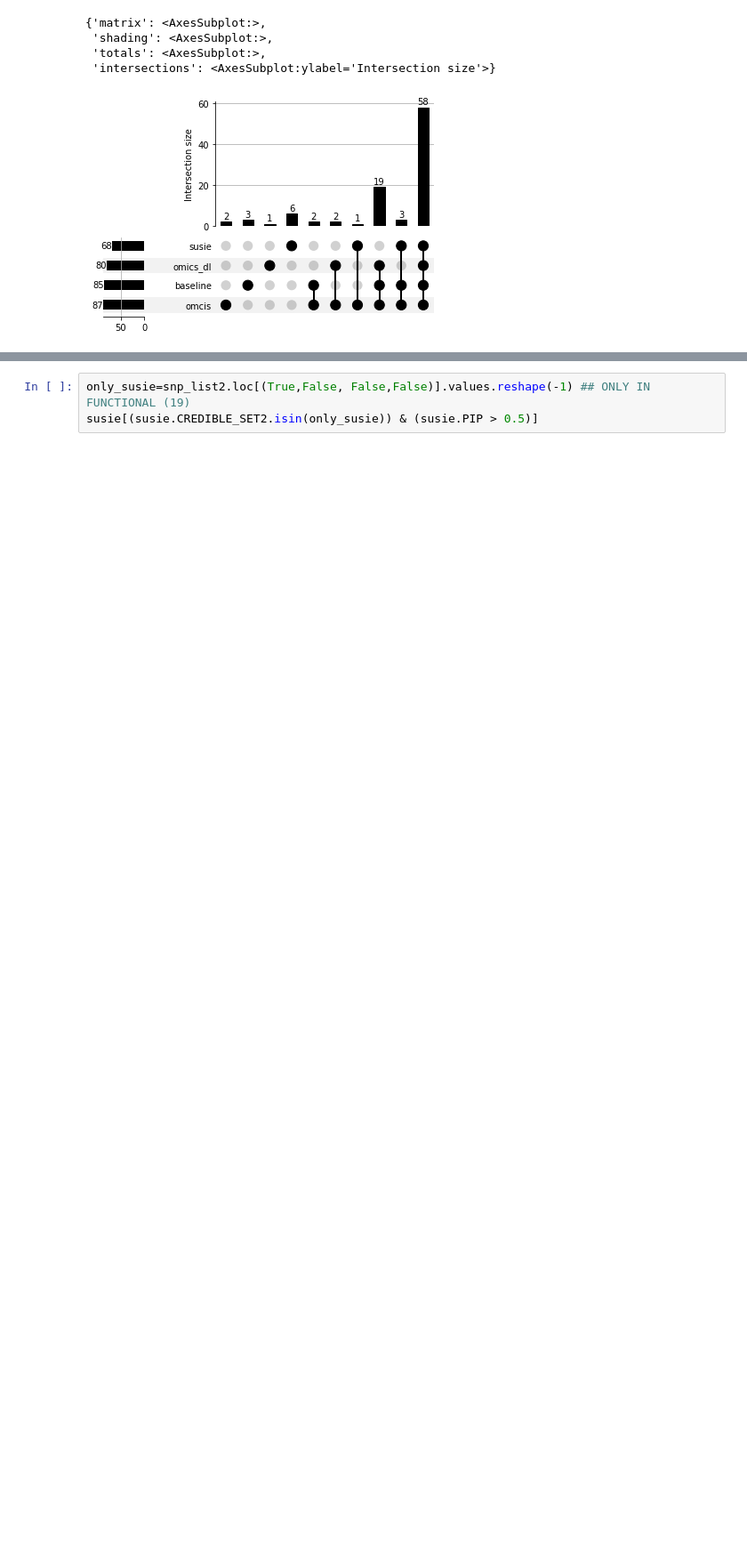
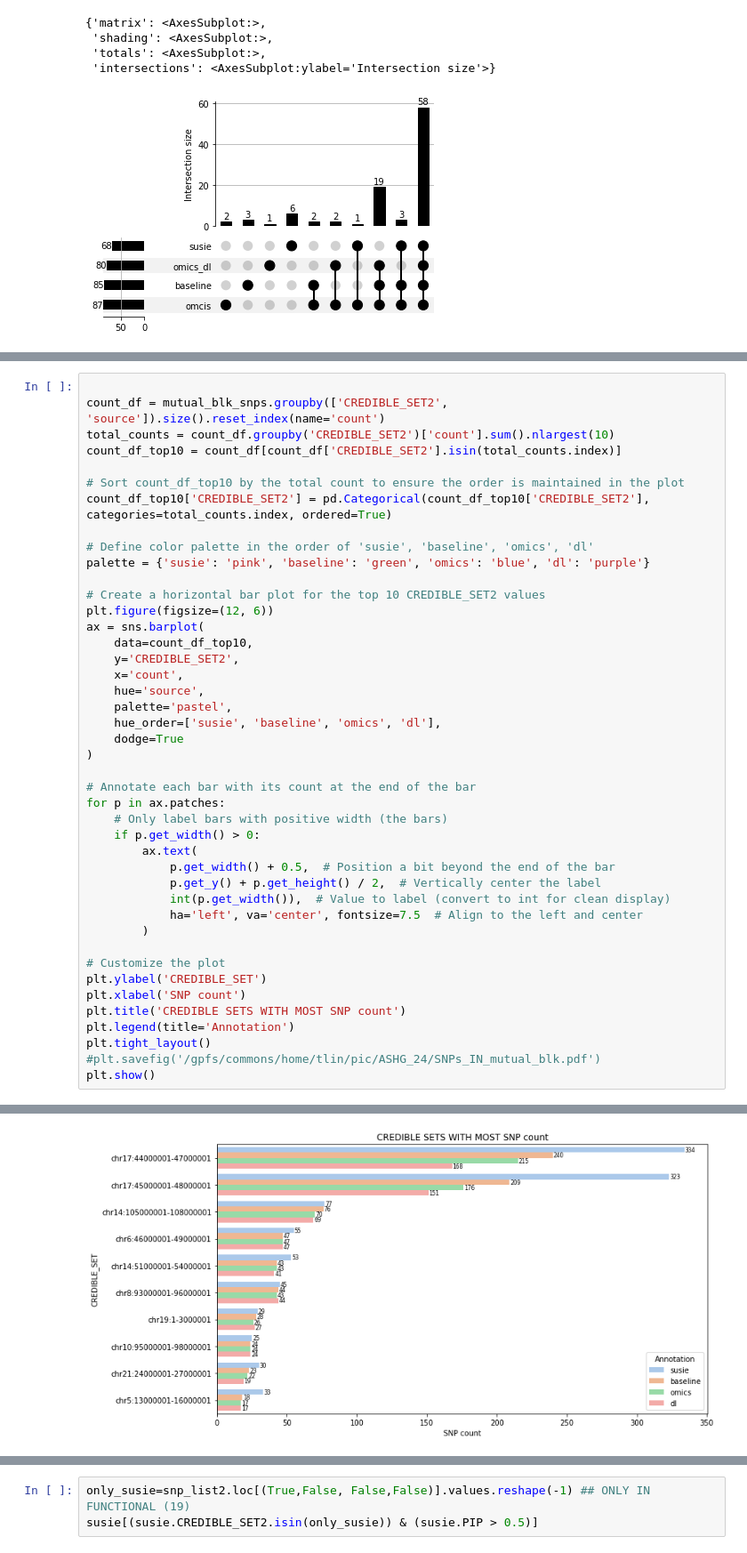
Before and after one commit to teresa-sansan/ADSP_polyfun, a Jupyter notebook: coloc/snp_of_interest.ipynb, the cells around one changed output, grey strips where cells are left out. Shown at 89% size. Drawn from its saved outputs; the diff is of its cells as text; blank space fills up the shorter version.

```diff
--- a/coloc/snp_of_interest.ipynb
+++ b/coloc/snp_of_interest.ipynb
@@ -633,0 +673,44 @@ snp_list2
+# %%
+
+count_df = mutual_blk_snps.groupby(['CREDIBLE_SET2', 'source']).size().reset_index(name='count')
+total_counts = count_df.groupby('CREDIBLE_SET2')['count'].sum().nlargest(10)
+count_df_top10 = count_df[count_df['CREDIBLE_SET2'].isin(total_counts.index)]
+
+# Sort count_df_top10 by the total count to ensure the order is maintained in the plot
+count_df_top10['CREDIBLE_SET2'] = pd.Categorical(count_df_top10['CREDIBLE_SET2'], categories=total_counts.index, ordered=True)
+
+# Define color palette in the order of 'susie', 'baseline', 'omics', 'dl'
+palette = {'susie': 'pink', 'baseline': 'green', 'omics': 'blue', 'dl': 'purple'}
+
+# Create a horizontal bar plot for the top 10 CREDIBLE_SET2 values
+plt.figure(figsize=(12, 6))
+ax = sns.barplot(
+    data=count_df_top10,
+    y='CREDIBLE_SET2',
+    x='count',
+    hue='source',
+    palette='pastel',
+    hue_order=['susie', 'baseline', 'omics', 'dl'],
+    dodge=True
+)
+
+# Annotate each bar with its count at the end of the bar
+for p in ax.patches:
+    # Only label bars with positive width (the bars)
+    if p.get_width() > 0:
+        ax.text(
+            p.get_width() + 0.5,  # Position a bit beyond the end of the bar
+            p.get_y() + p.get_height() / 2,  # Vertically center the label
+            int(p.get_width()),  # Value to label (convert to int for clean display)
+            ha='left', va='center', fontsize=7.5  # Align to the left and center
+        )
+
+# Customize the plot
+plt.ylabel('CREDIBLE_SET')
+plt.xlabel('SNP count')
+plt.title('CREDIBLE SETS WITH MOST SNP count')
+plt.legend(title='Annotation')
+plt.tight_layout()
+#plt.savefig('/gpfs/commons/home/tlin/pic/ASHG_24/SNPs_IN_mutual_blk.pdf')
+plt.show()
+# %% [output]
@@ -633,0 +721 @@ snp_list2
+[figure, added]
```
Also changed, not shown: parts of 20 cells of this notebook.
